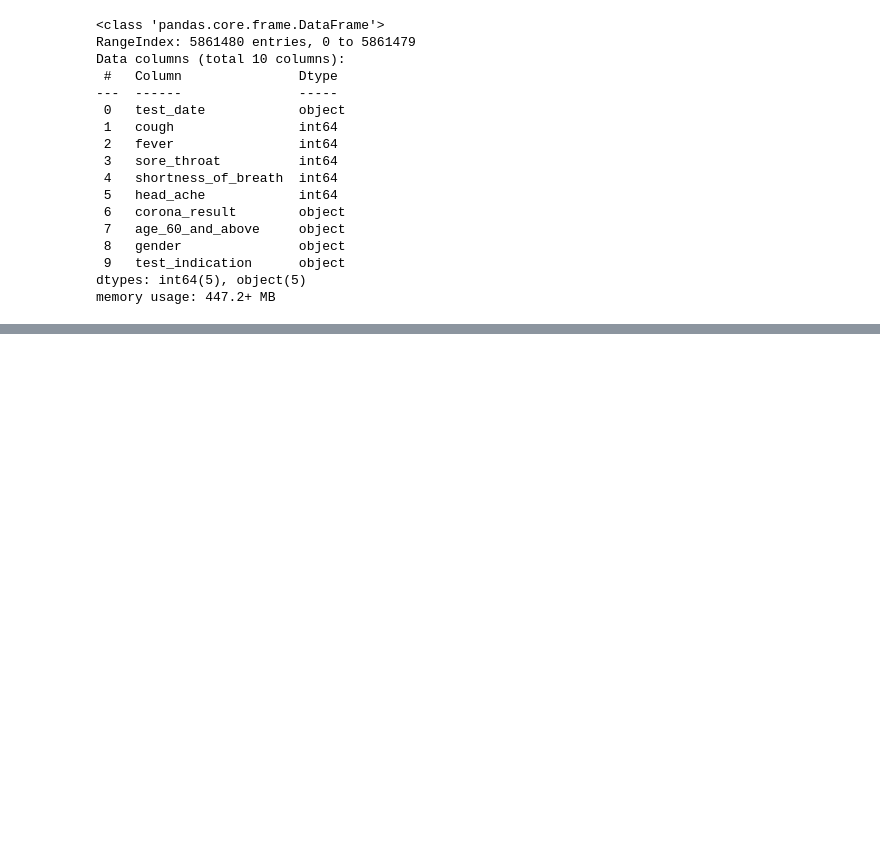
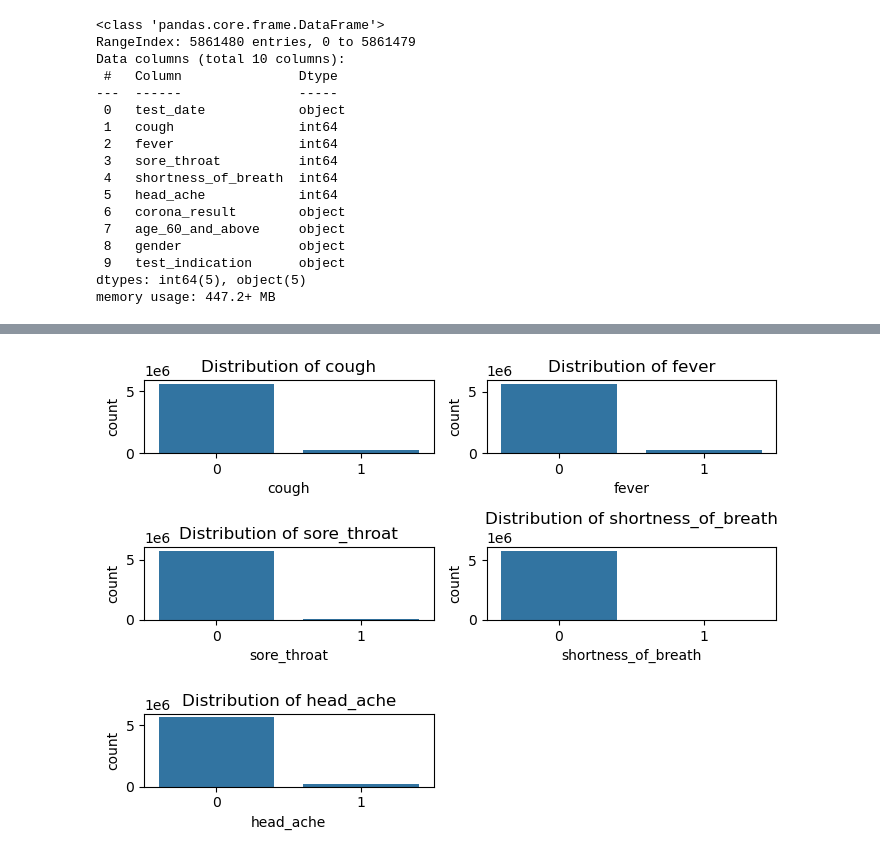
Before and after one commit to RohitRathore25/Covid19_project_prediction, a Jupyter notebook: covid19_prediction.ipynb, the cells around one changed output, grey strips where cells are left out. Saved outputs shown, nothing was run; the diff lists cells and outputs as text; code cells hidden in the pictures; blank space fills up the shorter version.

```diff
--- a/covid19_prediction.ipynb
+++ b/covid19_prediction.ipynb
@@ -52,0 +105,15 @@ memory usage: 447.2+ MB
+# %%
+symptom_cols = ['cough', 'fever', 'sore_throat', 'shortness_of_breath', 'head_ache']
+# %%
+t=1
+plt.figure(figsize=(7,5))
+for i in symptom_cols:
+    plt.subplot(3,2,t)
+    sns.countplot(x=i, data=data)
+    plt.title(f'Distribution of {i}')
+    t+=1
+
+plt.tight_layout()
+plt.show()
+# %% [output]
+[figure, added]
```
Also changed, not shown: parts of 14 cells of this notebook.
